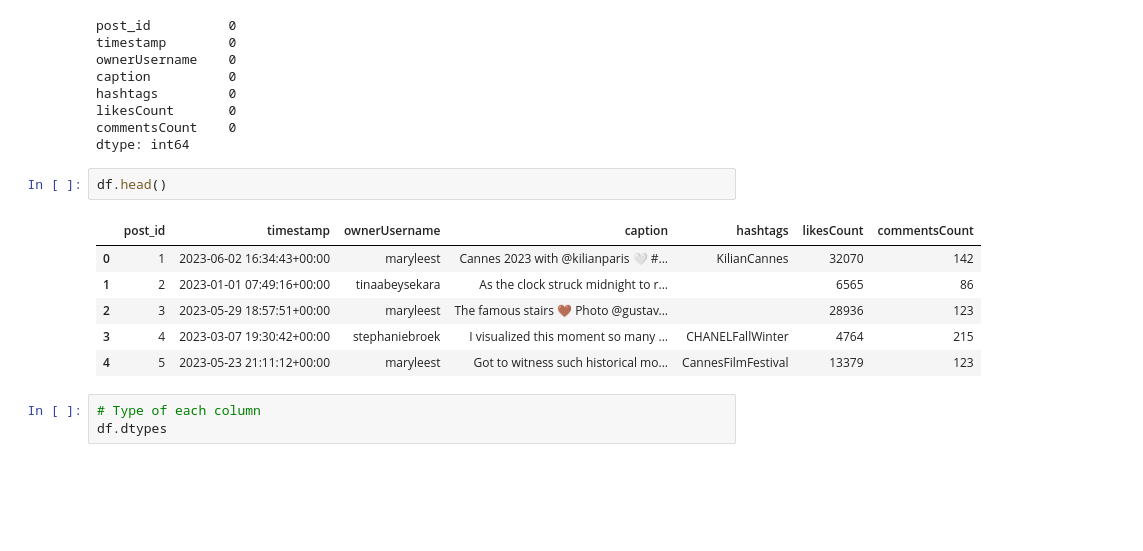
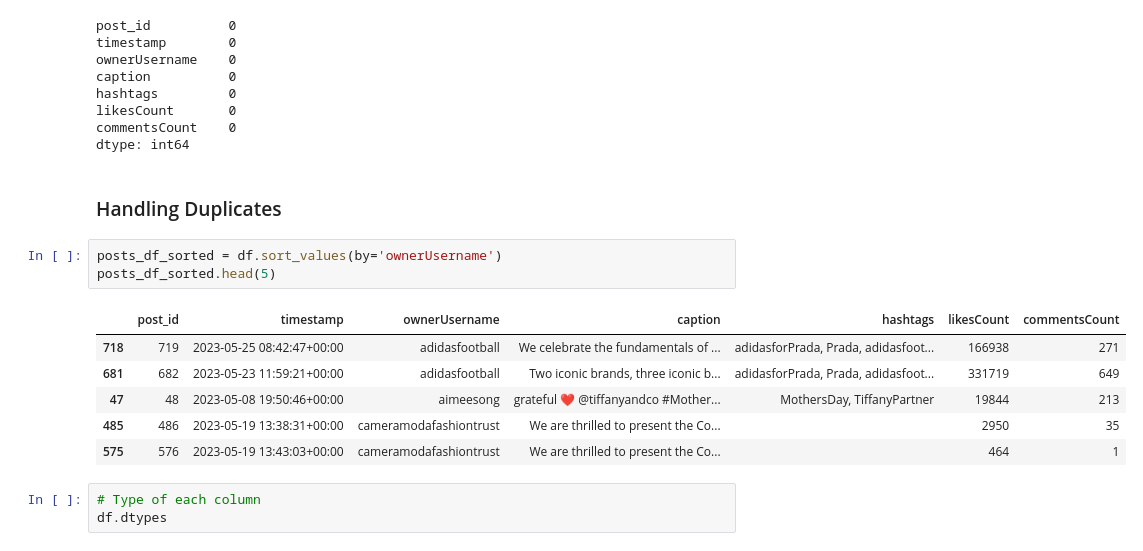
Before and after one commit to 23092003e/A-Fashion-Recommendation-System-via-Sequence-Mining-on-Social-Media-, a Jupyter notebook: notebooks/data_preprocess.ipynb, the cells around one changed output. Drawn from its saved outputs; the diff is of its cells as text; blank space fills up the shorter version.

```diff
--- a/notebooks/data_preprocess.ipynb
+++ b/notebooks/data_preprocess.ipynb
@@ -89,15 +103,18 @@ hashtags         0
 likesCount       0
 commentsCount    0
 dtype: int64
-# %%
-df.head()
-# %% [output]
-|  | post_id | timestamp | ownerUsername | caption | hashtags | likesCount | commentsCount |
-| 0 | 1 | 2023-06-02 16:34:43+00:00 | maryleest | Cannes 2023 with @kilianparis 🤍 #... | KilianCannes | 32070 | 142 |
-| 1 | 2 | 2023-01-01 07:49:16+00:00 | tinaabeysekara | As the clock struck midnight to r... |  | 6565 | 86 |
-| 2 | 3 | 2023-05-29 18:57:51+00:00 | maryleest | The famous stairs 🤎 Photo @gustav... |  | 28936 | 123 |
-| 3 | 4 | 2023-03-07 19:30:42+00:00 | stephaniebroek | I visualized this moment so many ... | CHANELFallWinter | 4764 | 215 |
-| 4 | 5 | 2023-05-23 21:11:12+00:00 | maryleest | Got to witness such historical mo... | CannesFilmFestival | 13379 | 123 |
+# %% [markdown]
+### Handling Duplicates
+# %%
+posts_df_sorted = df.sort_values(by='ownerUsername')
+posts_df_sorted.head(5)
+# %% [output]
+|  | post_id | timestamp | ownerUsername | caption | hashtags | likesCount | commentsCount |
+| 718 | 719 | 2023-05-25 08:42:47+00:00 | adidasfootball | We celebrate the fundamentals of ... | adidasforPrada, Prada, adidasfoot... | 166938 | 271 |
+| 681 | 682 | 2023-05-23 11:59:21+00:00 | adidasfootball | Two iconic brands, three iconic b... | adidasforPrada, Prada, adidasfoot... | 331719 | 649 |
+| 47 | 48 | 2023-05-08 19:50:46+00:00 | aimeesong | grateful ❤️ @tiffanyandco #Mother... | MothersDay, TiffanyPartner | 19844 | 213 |
+| 485 | 486 | 2023-05-19 13:38:31+00:00 | cameramodafashiontrust | We are thrilled to present the Co... |  | 2950 | 35 |
+| 575 | 576 | 2023-05-19 13:43:03+00:00 | cameramodafashiontrust | We are thrilled to present the Co... |  | 464 | 1 |
 # %%
 # Type of each column
 df.dtypes
```
Also changed, not shown: parts of 8 cells of this notebook, 1 other file.
